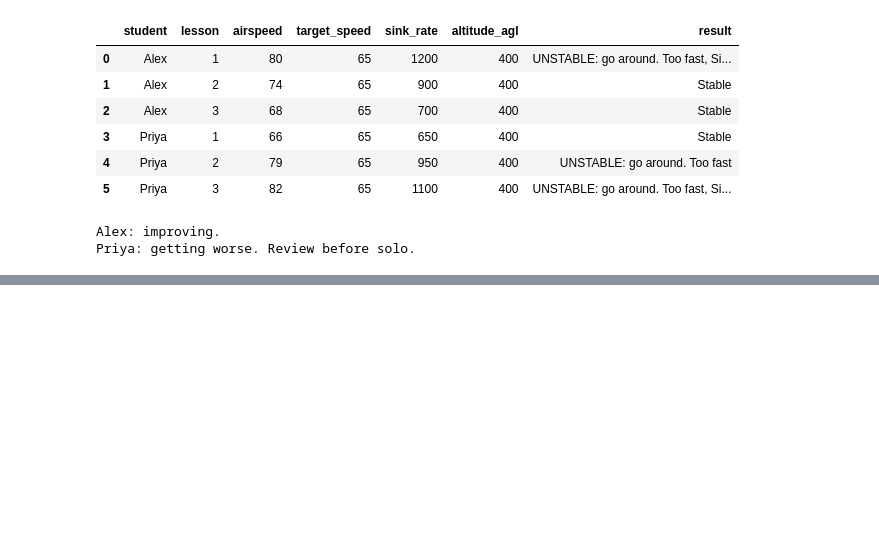
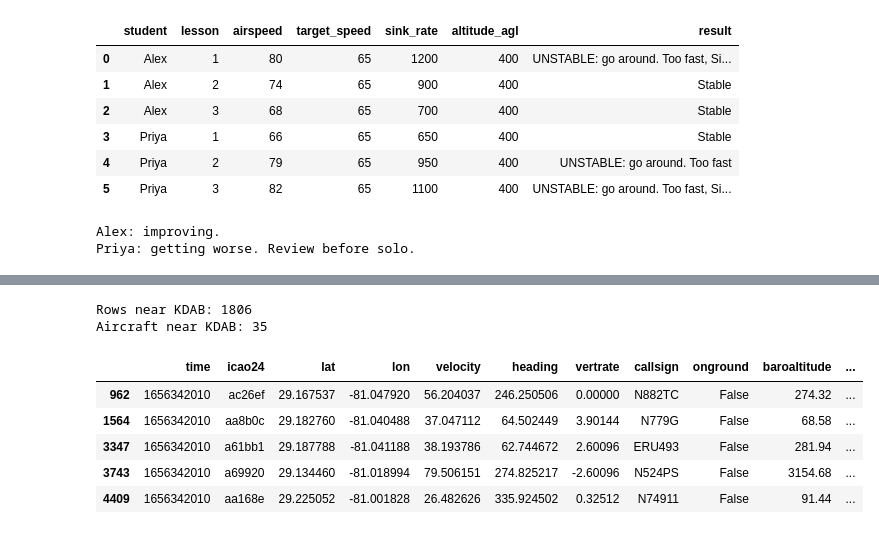
Before and after one commit to samsuseelan/ga-unstable-approach-warning, a Jupyter notebook: stable_approach_check.ipynb, the cells around one changed output, grey strips where cells are left out. Cells and saved outputs as stored; diff of their text form; code cells hidden in the pictures; blank space fills up the shorter version.

```diff
--- a/stable_approach_check.ipynb
+++ b/stable_approach_check.ipynb
@@ -74,0 +91,31 @@ Priya: getting worse. Review before solo.
+# %%
+import pandas as pd
+
+# Columns we need
+cols = ["time", "icao24", "lat", "lon", "velocity", "heading",
+        "vertrate", "callsign", "onground", "baroaltitude", "geoaltitude"]
+
+# Box around Daytona Beach airport (KDAB), about 5 miles each side
+lat_min, lat_max = 29.10, 29.26
+lon_min, lon_max = -81.15, -80.97
+
+# Read the big file in pieces of 1 million rows, keep only rows inside the box
+parts = []
+for chunk in pd.read_csv("states_2022-06-27-15.csv.gz", usecols=cols, chunksize=1_000_000):
+    near = chunk[chunk["lat"].between(lat_min, lat_max) & chunk["lon"].between(lon_min, lon_max)]
+    parts.append(near)
+
+kdab = pd.concat(parts)
+
+print("Rows near KDAB:", len(kdab))
+print("Aircraft near KDAB:", kdab["icao24"].nunique())
+kdab.head()
+# %% [output]
+Rows near KDAB: 1806
+Aircraft near KDAB: 35
+|  | time | icao24 | lat | lon | velocity | heading | vertrate | callsign | onground | baroaltitude | ... |
+| 962 | 1656342010 | ac26ef | 29.167537 | -81.047920 | 56.204037 | 246.250506 | 0.00000 | N882TC | False | 274.32 | ... |
+| 1564 | 1656342010 | aa8b0c | 29.182760 | -81.040488 | 37.047112 | 64.502449 | 3.90144 | N779G | False | 68.58 | ... |
+| 3347 | 1656342010 | a61bb1 | 29.187788 | -81.041188 | 38.193786 | 62.744672 | 2.60096 | ERU493 | False | 281.94 | ... |
+| 3743 | 1656342010 | a69920 | 29.134460 | -81.018994 | 79.506151 | 274.825217 | -2.60096 | N524PS | False | 3154.68 | ... |
+| 4409 | 1656342010 | aa168e | 29.225052 | -81.001828 | 26.482626 | 335.924502 | 0.32512 | N74911 | False | 91.44 | ... |
```
Also changed, not shown: parts of 3 cells of this notebook.
